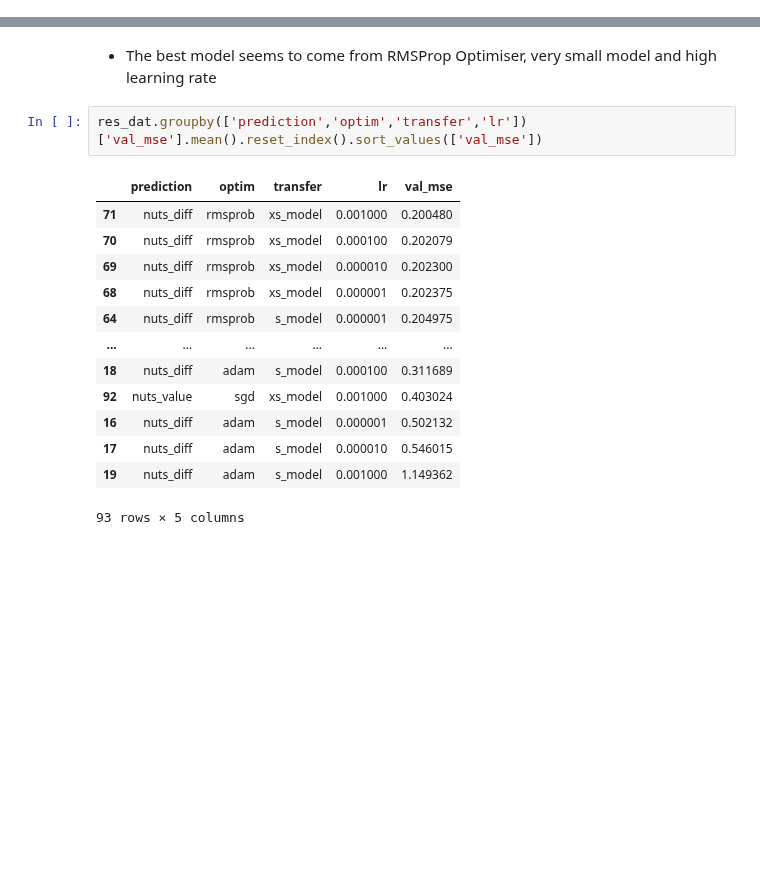
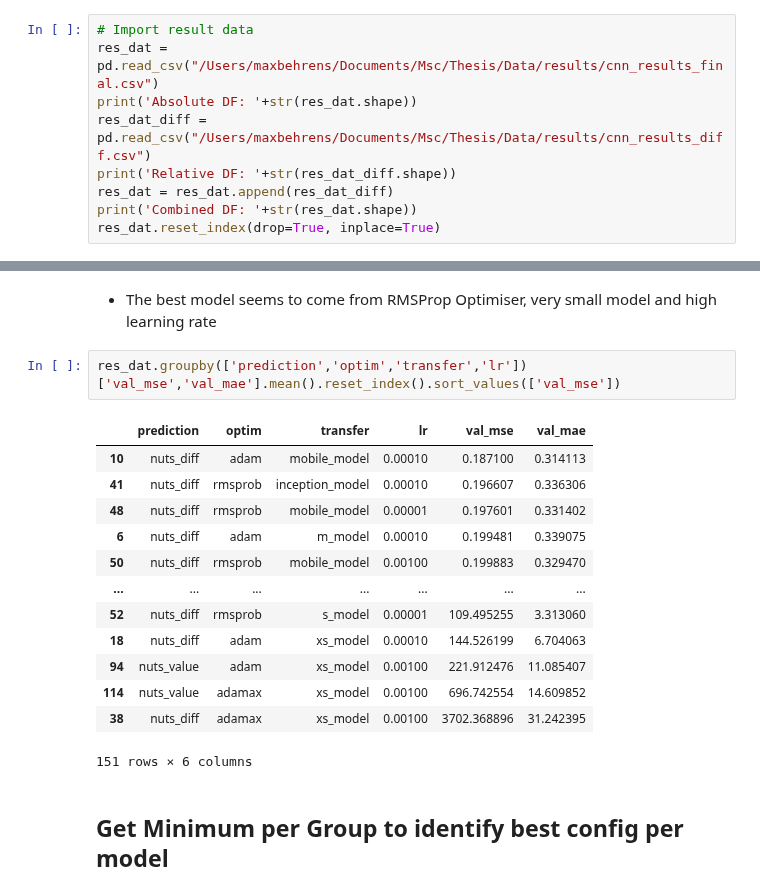
Before and after one commit to maxjonasbehrens/master_thesis_code, a Jupyter notebook: ResultAnalyse/analyse_results.ipynb, the cells around one changed output, grey strips where cells are left out. Cells and saved outputs as stored; diff of their text form; blank space fills up the shorter version.

Commit message:
analyse cnn results and latex output

```diff
--- a/ResultAnalyse/analyse_results.ipynb
+++ b/ResultAnalyse/analyse_results.ipynb
@@ -24,0 +9,9 @@ res_dat.tail(10)
+# %%
+# Import result data
+res_dat = pd.read_csv("/Users/maxbehrens/Documents/Msc/Thesis/Data/results/cnn_results_final.csv")
+print('Absolute DF: '+str(res_dat.shape))
+res_dat_diff = pd.read_csv("/Users/maxbehrens/Documents/Msc/Thesis/Data/results/cnn_results_diff.csv")
+print('Relative DF: '+str(res_dat_diff.shape))
+res_dat = res_dat.append(res_dat_diff)
+print('Combined DF: '+str(res_dat.shape))
+res_dat.reset_index(drop=True, inplace=True)
@@ -102,19 +97,21 @@ res_dat.groupby(['prediction','transfer','lr'])['val_mse'].mean().reset_index().
 # %% [markdown]
 - The best model seems to come from RMSProp Optimiser, very small model and high learning rate
 # %%
-res_dat.groupby(['prediction','optim','transfer','lr'])['val_mse'].mean().reset_index().sort_values(['val_mse'])
+res_dat.groupby(['prediction','optim','transfer','lr'])['val_mse','val_mae'].mean().reset_index().sort_values(['val_mse'])
 # %% [output]
-|  | prediction | optim | transfer | lr | val_mse |
-| 71 | nuts_diff | rmsprob | xs_model | 0.001000 | 0.200480 |
-| 70 | nuts_diff | rmsprob | xs_model | 0.000100 | 0.202079 |
-| 69 | nuts_diff | rmsprob | xs_model | 0.000010 | 0.202300 |
-| 68 | nuts_diff | rmsprob | xs_model | 0.000001 | 0.202375 |
-| 64 | nuts_diff | rmsprob | s_model | 0.000001 | 0.204975 |
-| ... | ... | ... | ... | ... | ... |
-| 18 | nuts_diff | adam | s_model | 0.000100 | 0.311689 |
-| 92 | nuts_value | sgd | xs_model | 0.001000 | 0.403024 |
-| 16 | nuts_diff | adam | s_model | 0.000001 | 0.502132 |
-| 17 | nuts_diff | adam | s_model | 0.000010 | 0.546015 |
-| 19 | nuts_diff | adam | s_model | 0.001000 | 1.149362 |
+|  | prediction | optim | transfer | lr | val_mse | val_mae |
+| 10 | nuts_diff | adam | mobile_model | 0.00010 | 0.187100 | 0.314113 |
+| 41 | nuts_diff | rmsprob | inception_model | 0.00010 | 0.196607 | 0.336306 |
+| 48 | nuts_diff | rmsprob | mobile_model | 0.00001 | 0.197601 | 0.331402 |
+| 6 | nuts_diff | adam | m_model | 0.00010 | 0.199481 | 0.339075 |
+| 50 | nuts_diff | rmsprob | mobile_model | 0.00100 | 0.199883 | 0.329470 |
+| ... | ... | ... | ... | ... | ... | ... |
+| 52 | nuts_diff | rmsprob | s_model | 0.00001 | 109.495255 | 3.313060 |
+| 18 | nuts_diff | adam | xs_model | 0.00010 | 144.526199 | 6.704063 |
+| 94 | nuts_value | adam | xs_model | 0.00100 | 221.912476 | 11.085407 |
+| 114 | nuts_value | adamax | xs_model | 0.00100 | 696.742554 | 14.609852 |
+| 38 | nuts_diff | adamax | xs_model | 0.00100 | 3702.368896 | 31.242395 |
-93 rows × 5 columns
+151 rows × 6 columns
+# %% [markdown]
+## Get Minimum per Group to identify best config per model
 # %%
```
Also changed, not shown: parts of 28 cells of this notebook.
